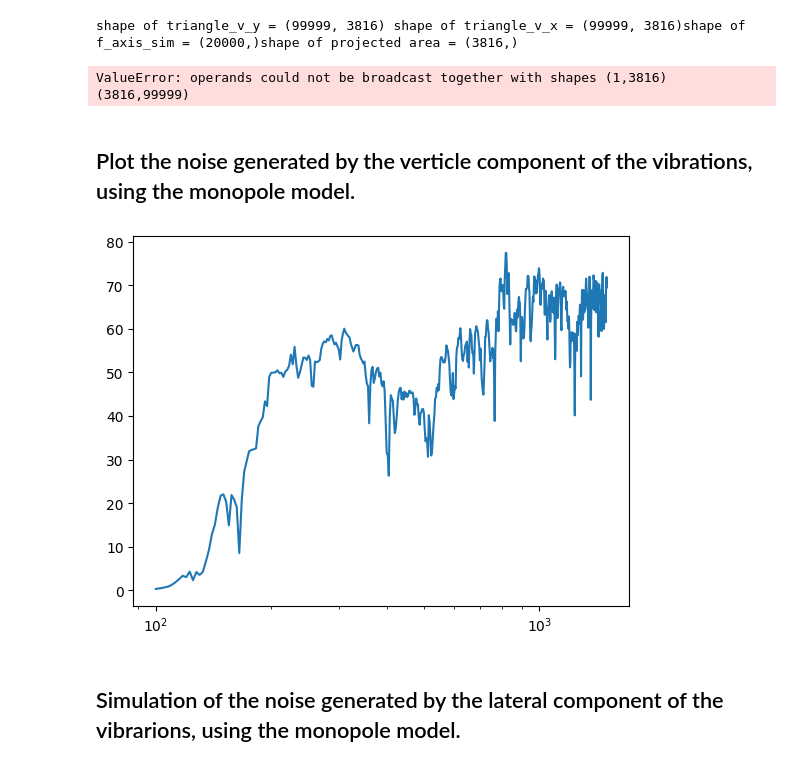
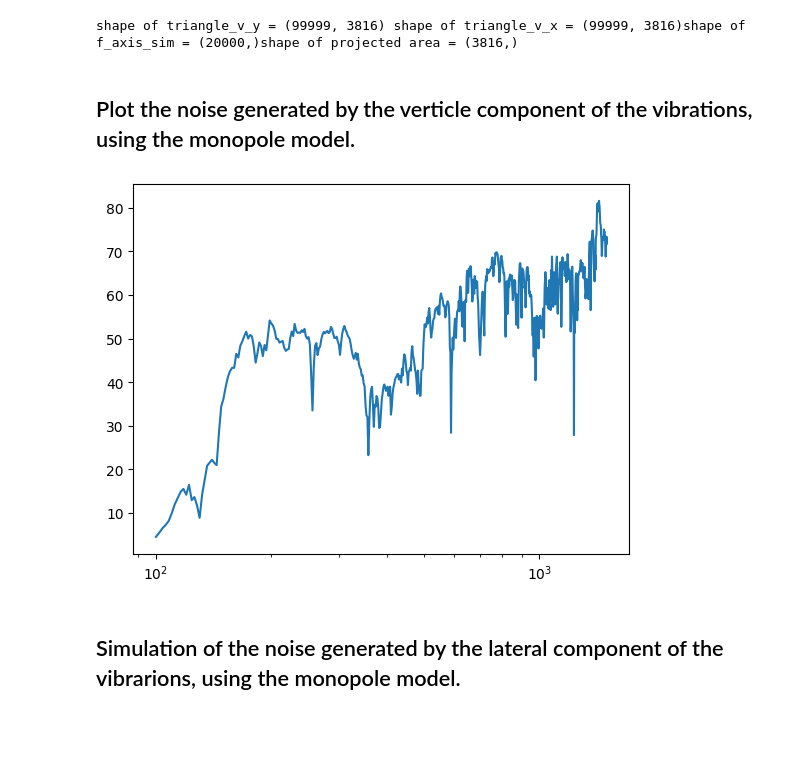
Before and after one commit to BerkinArslan/Bachelorarbeit_BA, a Jupyter notebook: multi_source_main_v2.ipynb, the cells around one changed output. Drawn from its saved outputs; the diff is of its cells as text; code cells hidden in the pictures; blank space fills up the shorter version.

```diff
--- a/multi_source_main_v2.ipynb
+++ b/multi_source_main_v2.ipynb
@@ -264,35 +264,31 @@ print(f'shape of triangle_v_y = {triangle_v_y.shape} '
       f'shape of projected area = {projected_area.shape}')
 # %% [output]
 shape of triangle_v_y = (99999, 3816) shape of triangle_v_x = (99999, 3816)shape of f_axis_sim = (20000,)shape of projected area = (3816,)
-# %%
-triangle_v_y_fd = sp.fft.fft(triangle_v_y, norm='forward', axis=1) * 2
-f_axis_sim = sp.fft.fftfreq(triangle_v_y.shape[1], 0.5e-5)
-omega = 2 * np.pi * f_axis_sim
-
-triangle_v_y_fd = (1j * omega[None, :]) * triangle_v_y_fd.T
-
-
-p_fd_from_fd_new = monopole_multi_fa__calcf__outf(
-    triangle_v_y_fd,
-    f_axis_sim,
-    centre,
-    np.array((2.5, -0.8, 32.5)),
-    projected_area[:, None],
-)
-# %% [output]
-ValueError: operands could not be broadcast together with shapes (1,3816) (3816,99999)
+# %%
+triangle_v_y_fd = sp.fft.fft(triangle_v_y, norm='forward', axis=1) * 2
+f_axis_sim_v2 = sp.fft.fftfreq(triangle_v_y.shape[0], 0.5e-5)
+omega_v2 = 2 * np.pi * f_axis_sim_v2
+triangle_v_y_fd = (1j * omega_v2[None, :]) * triangle_v_y_fd.T
+# %%
+p_fd_from_fd_new = monopole_multi_fa__calcf__outf(
+    triangle_v_y_fd,
+    f_axis_sim_v2,
+    centre,
+    np.array((2.5, -0.8, 32.5)),
+    projected_area[:, None],
+)
 # %% [markdown]
 ## Plot the noise generated by the verticle component of the vibrations, using the monopole model.
 # %%
 p0 = 2e-5
 P_db = 20 * np.log10((np.abs(p_fd_from_fd_new) + p0) / p0)
-plt_mask = (f_axis_sim >= 100) & (f_axis_sim <= 1500)
-plt_f_axis = f_axis_sim[plt_mask]
+plt_mask = (f_axis_sim_v2 >= 100) & (f_axis_sim_v2 <= 1500)
+plt_f_axis = f_axis_sim_v2[plt_mask]
 plt_P_db = P_db[plt_mask]
 plt.plot(plt_f_axis, plt_P_db)
 plt.xscale('log')
 # %% [output]
-[figure, old version]
+[figure, new version]
 # %% [markdown]
 ## Simulation of the noise generated by the lateral component of the vibrarions, using the monopole model.
 # %%
```
Also changed, not shown: parts of 6 cells of this notebook, 1 other file.
